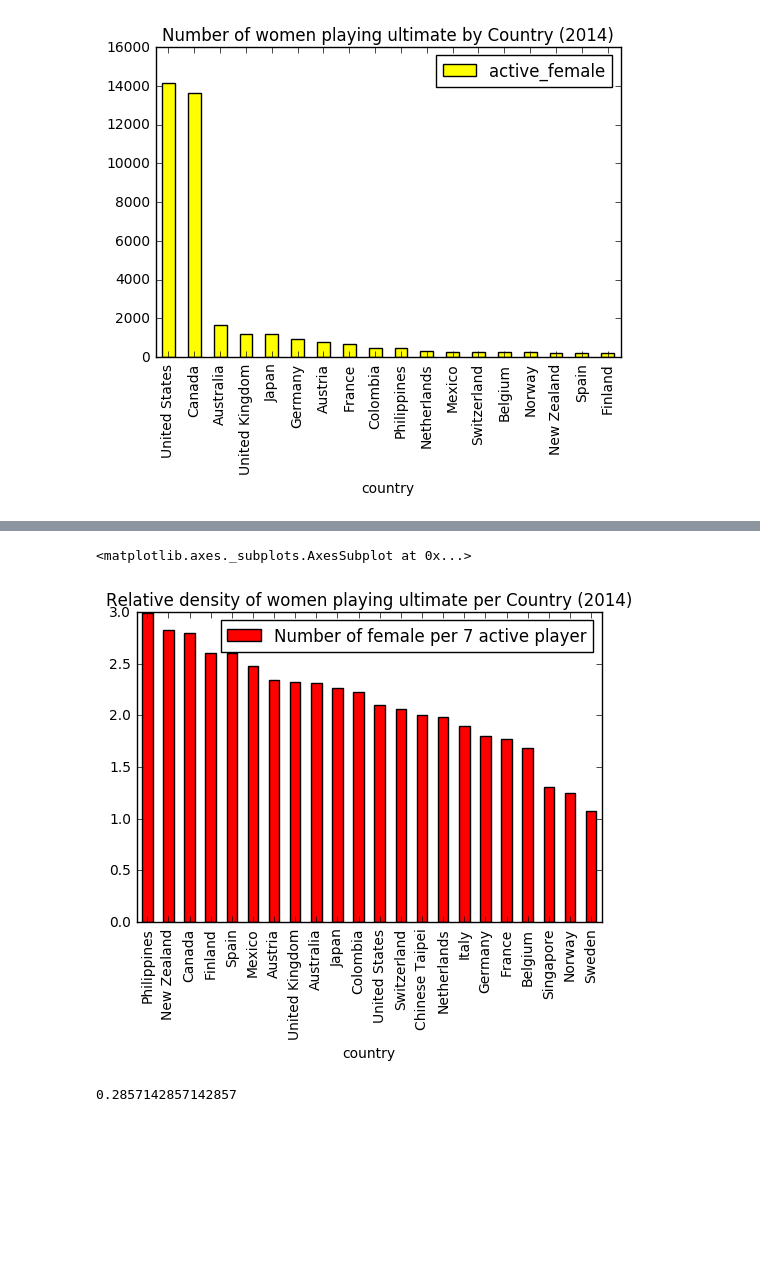
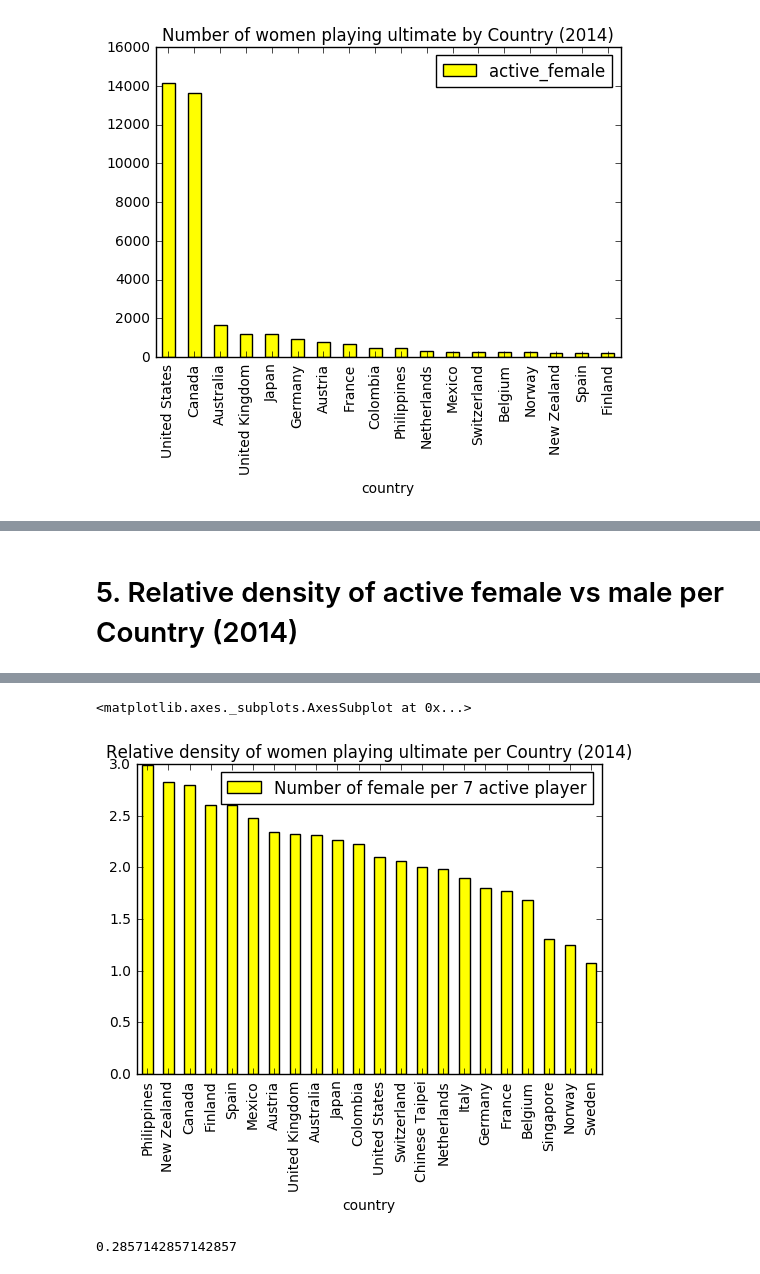
Before and after one commit to seblabbe/wfdf-player-density, a Jupyter notebook: WFDF Player Density Per Country 2014.ipynb, the cells around one changed output, grey strips where cells are left out. Cells and saved outputs as stored; diff of their text form; code cells hidden in the pictures; blank space fills up the shorter version.

```diff
--- a/WFDF Player Density Per Country 2014.ipynb
+++ b/WFDF Player Density Per Country 2014.ipynb
@@ -178,8 +213,10 @@ P3.figure.savefig('image3_active_female.svg', bbox_inches='tight')
+# %% [markdown]
+# 5. Relative density of active female vs male per Country (2014)
 # %%
 wfdf['Number of female per 7 active player'] = wfdf.active_female / wfdf.total * 7
 # %%
-df4 = wfdf[wfdf.total>500].sort_values(by='Number of female per 7 active player', ascending=False)
-df4
+df5 = wfdf[wfdf.total>500].sort_values(by='Number of female per 7 active player', ascending=False)
+df5
 # %% [output]
 |  | country | active_male | active_female | total | under_19 | over_35 | Number of female per 7 active player |
 | 33 | Philippines | 596 | 446 | 1042 | 145 | 83 | 2.996161 |
@@ -199,10 +236,10 @@ df4
 | 30 | Norway | 1110 | 242 | 1352 | 193 | 0 | 1.252959 |
 | 43 | Sweden | 808 | 146 | 954 | 190 | 312 | 1.071279 |
 # %%
-P4 = df4.plot.bar(x='country', y='Number of female per 7 active player', color='red',
+P5 = df5.plot.bar(x='country', y='Number of female per 7 active player', color='yellow',
                   title='Relative density of women playing ultimate per Country (2014)')
-P4
+P5
 # %% [output]
 <matplotlib.axes._subplots.AxesSubplot at 0x...>
-[figure, old version]
+[figure, new version]
 # %%
```
Also changed, not shown: parts of 23 cells of this notebook, 9 other files.
